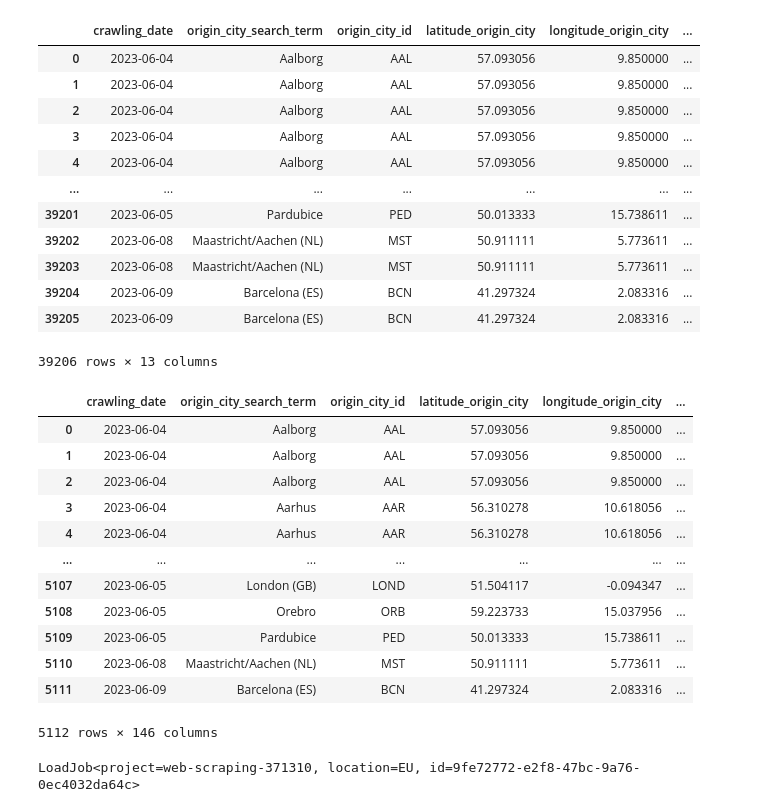
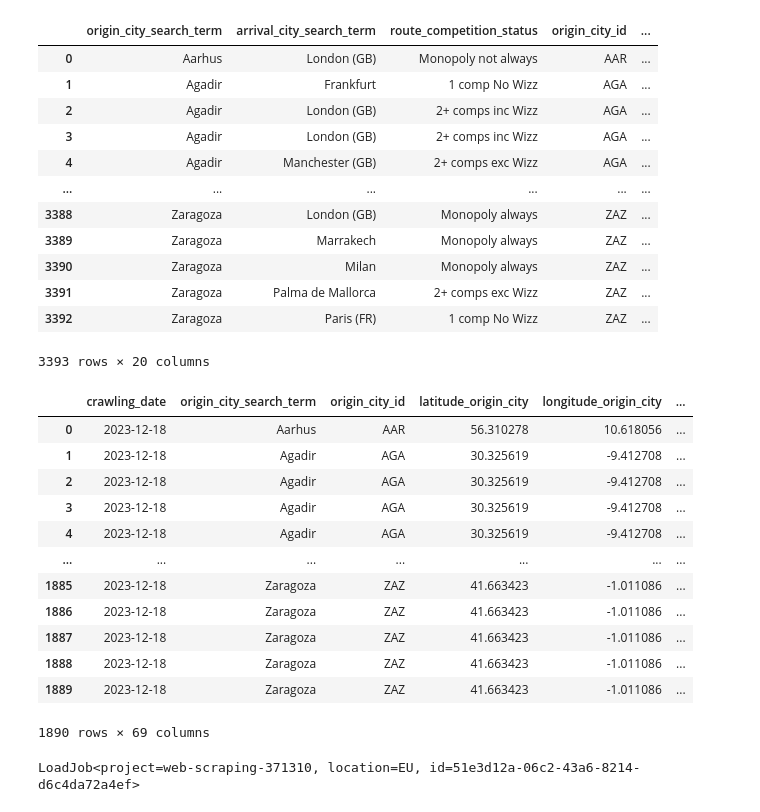
Before and after one commit to omar-elmaria/skyscanner_crawler, a Jupyter notebook: data_post_processing.ipynb, the cells around one changed output. Cells and saved outputs as stored; diff of their text form; code cells hidden in the pictures.

```diff
--- a/data_post_processing.ipynb
+++ b/data_post_processing.ipynb
@@ -9,7 +10,7 @@ import warnings
 warnings.filterwarnings(action="ignore")
 # %%
 # Read df_crawled_routes
-df_crawled_routes = pd.read_excel("flight_data.xlsx").drop_duplicates()
+df_crawled_routes = pd.read_excel("flight_data_t_plus_6.xlsx").drop_duplicates()
 
 # Read df_routes
 df_routes = pd.read_excel("flight_routes.xlsx")
@@ -87,4 +88,6 @@ df_crawled_routes["flight_distance_km"] = df_crawled_routes.\
             lon2=x["longitude_arrival_city"]
         ), axis=1
     )
-df_crawled_routes
+
+# Filter for crawled_routes with stop_count = 0
+df_crawled_routes_stop_count_0 = df_crawled_routes[df_crawled_routes["stop_count"]==0]
@@ -105,52 +94,54 @@ df_crawled_routes
 # %%
 # Choose the relevant columns from the data frame and melt it
 relevant_cols = [
     "origin_city_search_term", "arrival_city_search_term", "route_competition_status",
     "origin_city_id", "latitude_origin_city", "longitude_origin_city", "origin_airport_name", "origin_airport_display_code",
     "arrival_city_id", "latitude_arrival_city", "longitude_arrival_city",  "arrival_airport_name", "arrival_airport_display_code",
-    "competitor", "price_eur", "flight_duration", "flight_distance_km", "crawling_date"
+    "stop_count", "competitor", "price_eur", "flight_duration", "flight_distance_km", "crawling_date"
 ]
 
 # Sort the dataset by "crawling_date", "origin_city_search_term", "arrival_city_search_term", "competitor", "price_eur
 sort_cols = ["crawling_date", "origin_city_search_term", "arrival_city_search_term", "competitor", "price_eur", "flight_duration"]
-df_crawled_routes = df_crawled_routes[relevant_cols].sort_values(sort_cols).drop_duplicates().reset_index(drop=True)
+df_crawled_routes_stop_count_0 = df_crawled_routes_stop_count_0[relevant_cols].sort_values(sort_cols).drop_duplicates().reset_index(drop=True)
 
 # Pick the cheapest price_eur in each partition
 # We don't include the airports, so we can get one price_eur per competitor
 partition_1_cols = [
     "crawling_date", "origin_city_search_term", "origin_city_id", "latitude_origin_city", "longitude_origin_city",
     "arrival_city_search_term", "arrival_city_id", "latitude_arrival_city", "longitude_arrival_city",
-    "route_competition_status", "competitor",
+    "route_competition_status", "competitor", "stop_count"
 ]
-df_min_price_per_comp_route = df_crawled_routes.groupby(partition_1_cols, as_index=False)["price_eur"].min()
+df_crawled_routes_stop_count_0["min_price_flag"] = df_crawled_routes_stop_count_0.groupby(partition_1_cols, as_index=False)["price_eur"].rank(method="first", ascending=True)
+df_min_price_per_comp_route = df_crawled_routes_stop_count_0[df_crawled_routes_stop_count_0["min_price_flag"] == 1]
 
-# Inner join df_min_price_per_comp_route and df_final to eliminate the more expensive flights
+# Inner join df_min_price_per_comp_route_stop_count and df_final to eliminate the more expensive flights
 df_final = pd.merge(
     left=df_min_price_per_comp_route,
-    right=df_crawled_routes[["origin_city_search_term", "arrival_city_search_term", "flight_distance_km"]].drop_duplicates(),
+    right=df_crawled_routes_stop_count_0[["origin_city_search_term", "arrival_city_search_term"]].drop_duplicates(),
     on=["origin_city_search_term", "arrival_city_search_term"],
     how="inner"
 )
+
 df_final
 # %% [output]
-|  | crawling_date | origin_city_search_term | origin_city_id | latitude_origin_city | longitude_origin_city | ... |
-| 0 | 2023-06-04 | Aalborg | AAL | 57.093056 | 9.850000 | ... |
-| 1 | 2023-06-04 | Aalborg | AAL | 57.093056 | 9.850000 | ... |
-| 2 | 2023-06-04 | Aalborg | AAL | 57.093056 | 9.850000 | ... |
-| 3 | 2023-06-04 | Aalborg | AAL | 57.093056 | 9.850000 | ... |
-| 4 | 2023-06-04 | Aalborg | AAL | 57.093056 | 9.850000 | ... |
-| ... | ... | ... | ... | ... | ... | ... |
-| 39201 | 2023-06-05 | Pardubice | PED | 50.013333 | 15.738611 | ... |
-| 39202 | 2023-06-08 | Maastricht/Aachen (NL) | MST | 50.911111 | 5.773611 | ... |
-| 39203 | 2023-06-08 | Maastricht/Aachen (NL) | MST | 50.911111 | 5.773611 | ... |
-| 39204 | 2023-06-09 | Barcelona (ES) | BCN | 41.297324 | 2.083316 | ... |
-| 39205 | 2023-06-09 | Barcelona (ES) | BCN | 41.297324 | 2.083316 | ... |
+|  | origin_city_search_term | arrival_city_search_term | route_competition_status | origin_city_id | ... |
+| 0 | Aarhus | London (GB) | Monopoly not always | AAR | ... |
+| 1 | Agadir | Frankfurt | 1 comp No Wizz | AGA | ... |
+| 2 | Agadir | London (GB) | 2+ comps inc Wizz | AGA | ... |
+| 3 | Agadir | London (GB) | 2+ comps inc Wizz | AGA | ... |
+| 4 | Agadir | Manchester (GB) | 2+ comps exc Wizz | AGA | ... |
+| ... | ... | ... | ... | ... | ... |
+| 3388 | Zaragoza | London (GB) | Monopoly always | ZAZ | ... |
+| 3389 | Zaragoza | Marrakech | Monopoly always | ZAZ | ... |
+| 3390 | Zaragoza | Milan | Monopoly always | ZAZ | ... |
+| 3391 | Zaragoza | Palma de Mallorca | 2+ comps exc Wizz | ZAZ | ... |
+| 3392 | Zaragoza | Paris (FR) | 1 comp No Wizz | ZAZ | ... |
-39206 rows × 13 columns
+3393 rows × 20 columns
 # %%
 # Change the data frame so that each competitor's price is shown as one column
 pivot_table_index_cols = [
     "crawling_date", "origin_city_search_term", "origin_city_id", "latitude_origin_city", "longitude_origin_city",
-    "arrival_city_search_term", "arrival_city_id", "latitude_arrival_city", "longitude_arrival_city", "route_competition_status", "flight_distance_km"
+    "arrival_city_search_term", "arrival_city_id", "latitude_arrival_city", "longitude_arrival_city", "route_competition_status", "flight_distance_km", "stop_count"
 ]
 df_final_pivot = pd.pivot_table(
     data=df_final,
@@ -172,15 +163,15 @@ df_final_pivot.rename_axis(None, inplace=True, axis=1)
 df_final_pivot
 # %% [output]
 |  | crawling_date | origin_city_search_term | origin_city_id | latitude_origin_city | longitude_origin_city | ... |
-| 0 | 2023-06-04 | Aalborg | AAL | 57.093056 | 9.850000 | ... |
-| 1 | 2023-06-04 | Aalborg | AAL | 57.093056 | 9.850000 | ... |
-| 2 | 2023-06-04 | Aalborg | AAL | 57.093056 | 9.850000 | ... |
-| 3 | 2023-06-04 | Aarhus | AAR | 56.310278 | 10.618056 | ... |
-| 4 | 2023-06-04 | Aarhus | AAR | 56.310278 | 10.618056 | ... |
+| 0 | 2023-12-18 | Aarhus | AAR | 56.310278 | 10.618056 | ... |
+| 1 | 2023-12-18 | Agadir | AGA | 30.325619 | -9.412708 | ... |
+| 2 | 2023-12-18 | Agadir | AGA | 30.325619 | -9.412708 | ... |
+| 3 | 2023-12-18 | Agadir | AGA | 30.325619 | -9.412708 | ... |
+| 4 | 2023-12-18 | Agadir | AGA | 30.325619 | -9.412708 | ... |
 | ... | ... | ... | ... | ... | ... | ... |
-| 5107 | 2023-06-05 | London (GB) | LOND | 51.504117 | -0.094347 | ... |
-| 5108 | 2023-06-05 | Orebro | ORB | 59.223733 | 15.037956 | ... |
-| 5109 | 2023-06-05 | Pardubice | PED | 50.013333 | 15.738611 | ... |
-| 5110 | 2023-06-08 | Maastricht/Aachen (NL) | MST | 50.911111 | 5.773611 | ... |
-| 5111 | 2023-06-09 | Barcelona (ES) | BCN | 41.297324 | 2.083316 | ... |
+| 1885 | 2023-12-18 | Zaragoza | ZAZ | 41.663423 | -1.011086 | ... |
+| 1886 | 2023-12-18 | Zaragoza | ZAZ | 41.663423 | -1.011086 | ... |
+| 1887 | 2023-12-18 | Zaragoza | ZAZ | 41.663423 | -1.011086 | ... |
+| 1888 | 2023-12-18 | Zaragoza | ZAZ | 41.663423 | -1.011086 | ... |
+| 1889 | 2023-12-18 | Zaragoza | ZAZ | 41.663423 | -1.011086 | ... |
-5112 rows × 146 columns
+1890 rows × 69 columns
@@ -190,7 +212,11 @@ credentials = service_account.Credentials.from_service_account_file(
     filename=os.path.expanduser("~") + "/bq_credentials.json", scopes=["https://www.googleapis.com/auth/cloud-platform"]
 )
 client = bigquery.Client(project="web-scraping-371310", credentials=credentials)
-job_config_raw = bigquery.LoadJobConfig()
+job_config_raw = bigquery.LoadJobConfig(
+    schema=[
+
+    ]
+)
 job_config_raw.write_disposition = bigquery.WriteDisposition.WRITE_TRUNCATE
 
 job_config_pivot = bigquery.LoadJobConfig()
@@ -205,9 +231,9 @@ client.load_table_from_dataframe(
 
 # Upload the pivoted table
 client.load_table_from_dataframe(
-    dataframe=df_final_pivot,
+    dataframe=df_final_pivot_full,
     destination="web-scraping-371310.crawled_datasets.benoit_flight_route_data_pivoted",
     job_config=job_config_pivot
 ).result()
 # %% [output]
-LoadJob<project=web-scraping-371310, location=EU, id=9fe72772-e2f8-47bc-9a76-0ec4032da64c>
+LoadJob<project=web-scraping-371310, location=EU, id=51e3d12a-06c2-43a6-8214-d6c4da72a4ef>
```
Also changed, not shown: parts of 3 cells of this notebook.
